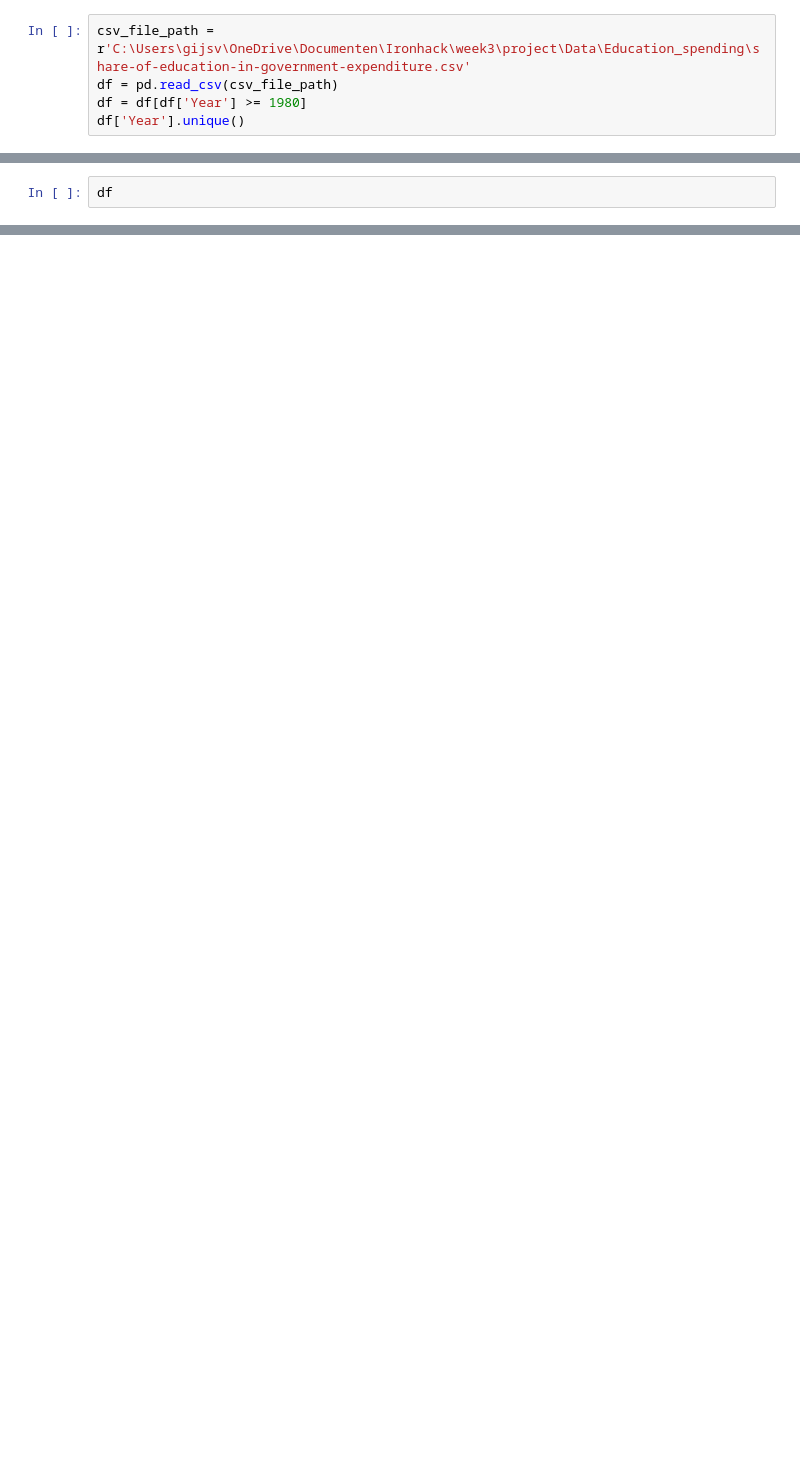
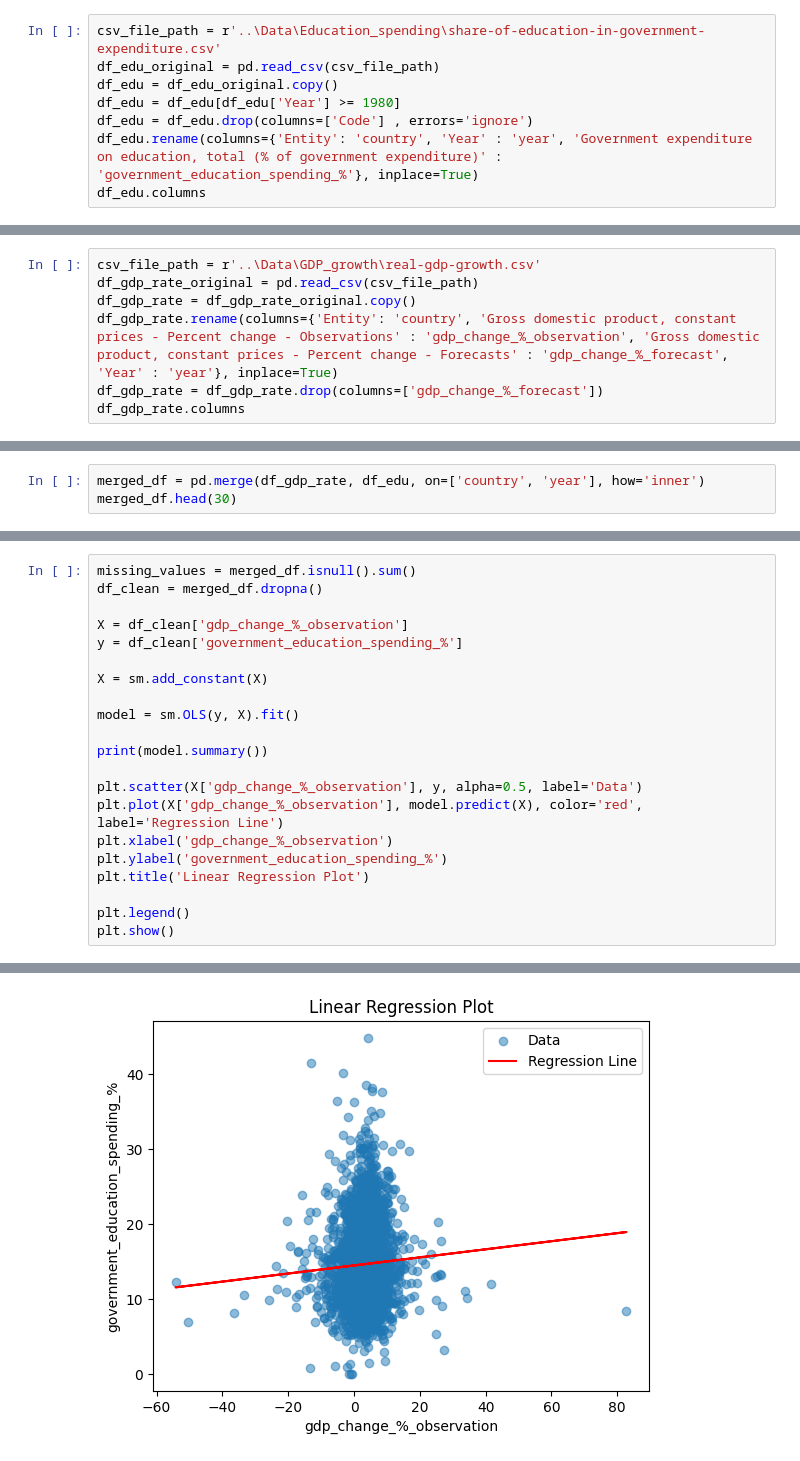
Before and after one commit to Gv1as/Project_1, a Jupyter notebook: Notebooks/Education_spending.ipynb, the cells around one changed output, grey strips where cells are left out. Cells and saved outputs as stored; diff of their text form; blank space fills up the shorter version.

Commit message:
Updates project

```diff
--- a/Notebooks/Education_spending.ipynb
+++ b/Notebooks/Education_spending.ipynb
@@ -4,6 +8,9 @@ import numpy as np
 # %%
-csv_file_path = r'C:\Users\gijsv\OneDrive\Documenten\Ironhack\week3\project\Data\Education_spending\share-of-education-in-government-expenditure.csv'
-df = pd.read_csv(csv_file_path)
-df = df[df['Year'] >= 1980]
-df['Year'].unique()
+csv_file_path = r'..\Data\Education_spending\share-of-education-in-government-expenditure.csv'
+df_edu_original = pd.read_csv(csv_file_path)
+df_edu = df_edu_original.copy()
+df_edu = df_edu[df_edu['Year'] >= 1980]
+df_edu = df_edu.drop(columns=['Code'] , errors='ignore')
+df_edu.rename(columns={'Entity': 'country', 'Year' : 'year', 'Government expenditure on education, total (% of government expenditure)' : 'government_education_spending_%'}, inplace=True)
+df_edu.columns
 # %% [output]
@@ -14,3 +18,8 @@ array([2005, 2006, 2007, 2008, 2009, 2010, 2011, 2012, 2013, 2014, 2015,
 # %%
-df
+csv_file_path = r'..\Data\GDP_growth\real-gdp-growth.csv'
+df_gdp_rate_original = pd.read_csv(csv_file_path)
+df_gdp_rate = df_gdp_rate_original.copy()
+df_gdp_rate.rename(columns={'Entity': 'country', 'Gross domestic product, constant prices - Percent change - Observations' : 'gdp_change_%_observation', 'Gross domestic product, constant prices - Percent change - Forecasts' : 'gdp_change_%_forecast', 'Year' : 'year'}, inplace=True)
+df_gdp_rate = df_gdp_rate.drop(columns=['gdp_change_%_forecast'])
+df_gdp_rate.columns
 # %% [output]
@@ -29,0 +27,3 @@ df
+# %%
+merged_df = pd.merge(df_gdp_rate, df_edu, on=['country', 'year'], how='inner')
+merged_df.head(30)
@@ -29,0 +53,22 @@ df
+# %%
+missing_values = merged_df.isnull().sum()
+df_clean = merged_df.dropna()
+
+X = df_clean['gdp_change_%_observation']
+y = df_clean['government_education_spending_%']
+
+X = sm.add_constant(X)
+
+model = sm.OLS(y, X).fit()
+
+print(model.summary())
+
+plt.scatter(X['gdp_change_%_observation'], y, alpha=0.5, label='Data')
+plt.plot(X['gdp_change_%_observation'], model.predict(X), color='red', label='Regression Line')
+plt.xlabel('gdp_change_%_observation')
+plt.ylabel('government_education_spending_%')
+plt.title('Linear Regression Plot')
+
+plt.legend()
+plt.show()
+# %% [output]
@@ -29,0 +92 @@ df
+[figure, added]
```
Also changed, not shown: parts of 10 cells of this notebook, 9 other files.
